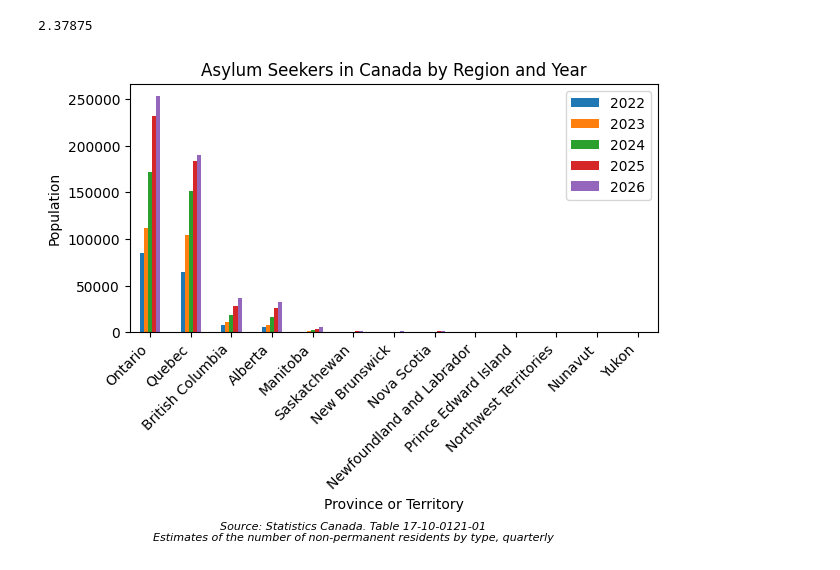
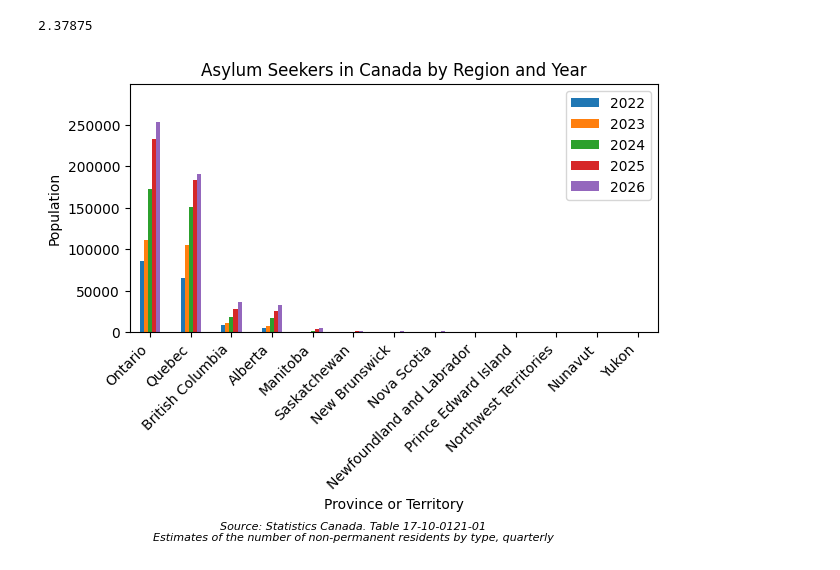
Before and after one commit to yrmo/gcinfo, a Jupyter notebook: non-permanent-asylum-province-2021-present.ipynb, the cells around one changed output. Drawn from its saved outputs; the diff is of its cells as text; code cells hidden in the pictures.

Commit message:
Add yearly plot of aslyum and total non-permanent by province

```diff
--- a/non-permanent-asylum-province-2021-present.ipynb
+++ b/non-permanent-asylum-province-2021-present.ipynb
@@ -157,33 +169,38 @@ pivot = (
     .reindex(geo_order)
 )
 
+years = list(pivot.columns)
+start_year, end_year = years[0], years[-1]
+pct = (pivot[end_year] - pivot[start_year]) / pivot[start_year] * 100
+
 fig, ax = plt.subplots()
 
 pivot.plot(kind="bar", ax=ax, legend=False)
 
 ax.set_title("Asylum Seekers in Canada by Region and Year")
 ax.set_xlabel("Province or Territory")
 ax.set_ylabel("Population")
+ax.set_ylim(0, pivot.max().max() * 1.18)
 
 ax.legend(
     title=None,
     loc="upper right",
     frameon=True,
 )
 
 plt.xticks(rotation=45, ha="right")
 plt.subplots_adjust(bottom=0.3)
 
 plt.figtext(
     0.5,
     -0.03,
     "Source: Statistics Canada. Table 17-10-0121-01\nEstimates of the number of non-permanent residents by type, quarterly",
     ha="center",
     fontsize=8,
     style="italic",
 )
 
 plt.tight_layout()
 plt.show()
 # %% [output]
-[figure, old version]
+[figure, new version]
```
Also changed, not shown: parts of 2 cells of this notebook.
